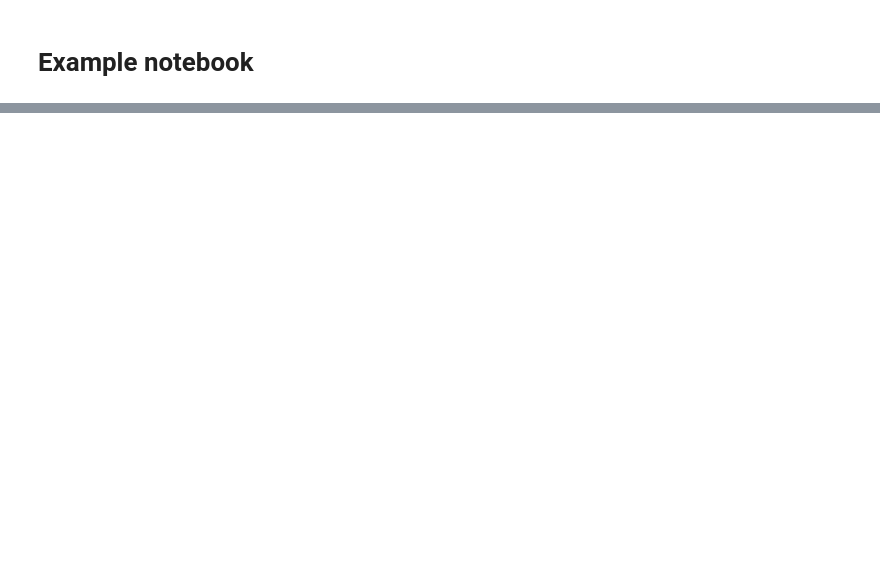
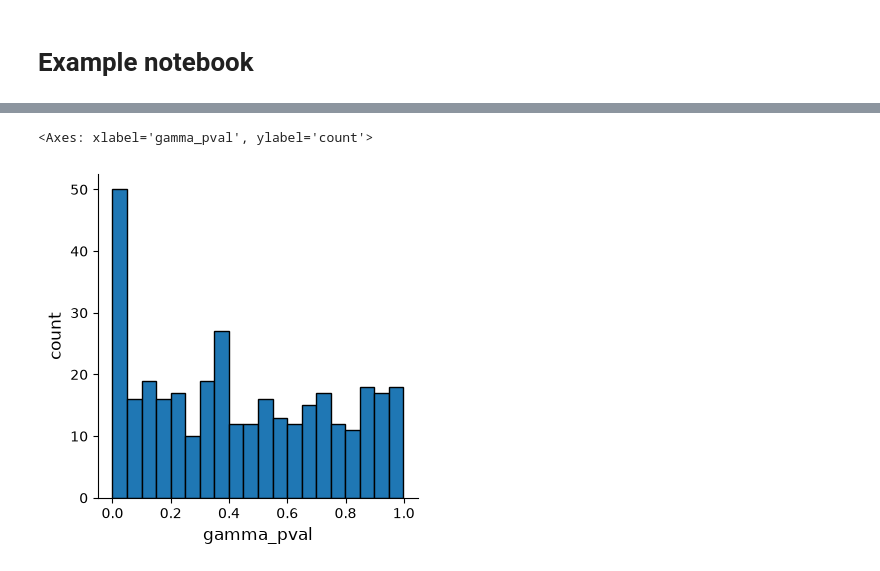
Before and after one commit to theislab/diffsvg, a Jupyter notebook: docs/notebooks/example.ipynb, the cells around one changed output, grey strips where cells are left out. Cells and saved outputs as stored; diff of their text form; code cells hidden in the pictures; blank space fills up the shorter version.

```diff
--- a/docs/notebooks/example.ipynb
+++ b/docs/notebooks/example.ipynb
@@ -39,0 +70,5 @@ pd.DataFrame().assign(A=["a", "b", "c"], B=[1, 2, 3])
+# %%
+dvg.pl.plot_pvalue_histogram(adata.varm["dsvg_stats"], pvalue="gamma_pval")
+# %% [output]
+<Axes: xlabel='gamma_pval', ylabel='count'>
+[figure, added]
```
Also changed, not shown: parts of 15 cells of this notebook, 10 other files.
